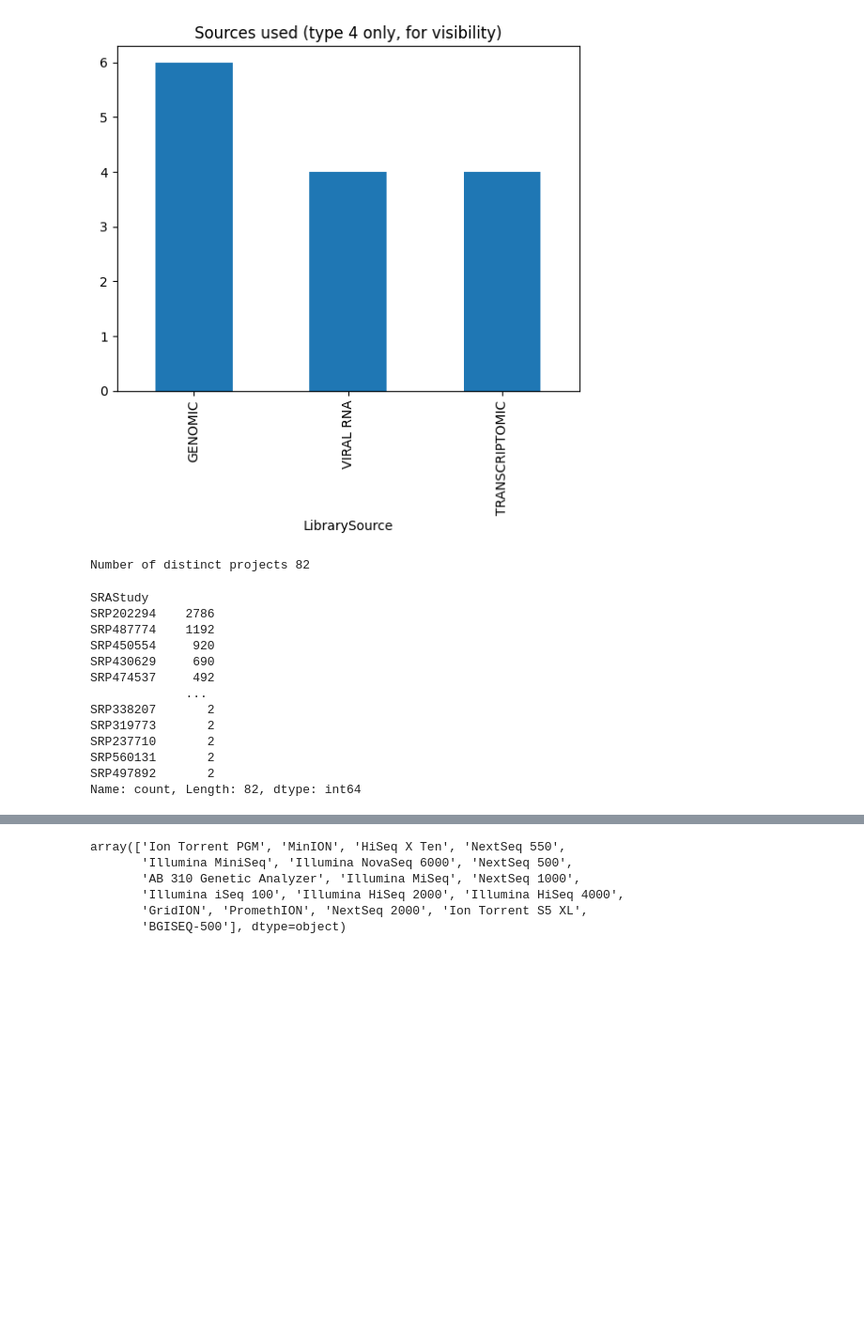
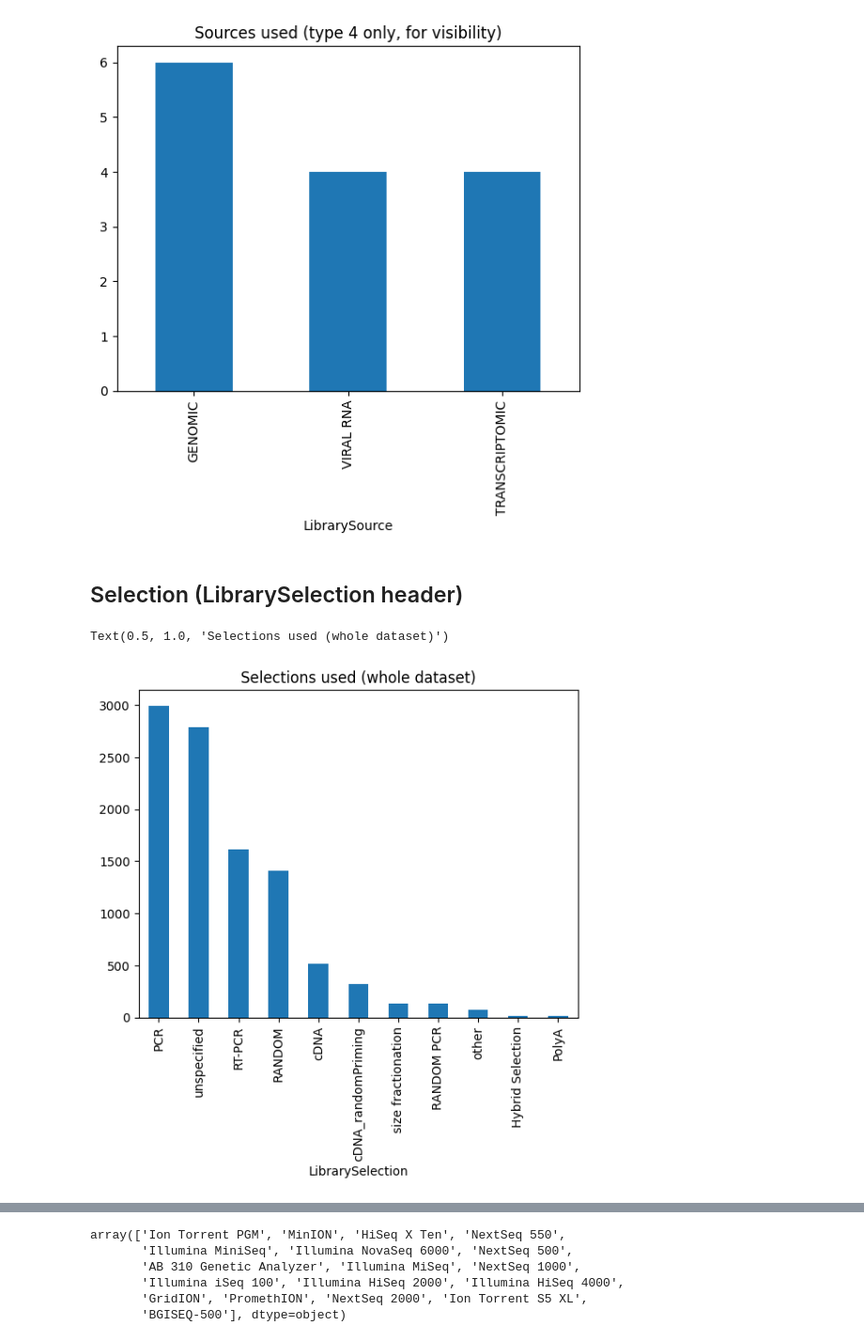
Before and after one commit to Fossam40/DENV-dataAnalysis, a Jupyter notebook: sampleStatistics.ipynb, the cells around one changed output, grey strips where cells are left out. Shown: that part at 94% size. Drawn from its saved outputs; the diff is of its cells as text; code cells hidden in the pictures; blank space fills up the shorter version.

Commit message:
Added selection and model headers

```diff
--- a/sampleStatistics.ipynb
+++ b/sampleStatistics.ipynb
@@ -145,21 +145,11 @@ plt.title("Sources used (type 4 only, for visibility)")
 # %% [output]
 Text(0.5, 1.0, 'Sources used (type 4 only, for visibility)')
 [figure]
-# %%
-print("Number of distinct studies " + str(len(dataset["SRAStudy"].unique())))
-dataset["SRAStudy"].value_counts()
-# %% [output]
-Number of distinct projects 82
-SRAStudy
-SRP202294    2786
-SRP487774    1192
-SRP450554     920
-SRP430629     690
-SRP474537     492
-             ...
-SRP338207       2
-SRP319773       2
-SRP237710       2
-SRP560131       2
-SRP497892       2
-Name: count, Length: 82, dtype: int64
+# %% [markdown]
+## Selection (LibrarySelection header)
+# %%
+dataset["LibrarySelection"].value_counts().plot(kind = 'bar')
+plt.title("Selections used (whole dataset)")
+# %% [output]
+Text(0.5, 1.0, 'Selections used (whole dataset)')
+[figure, added]
```
Also changed, not shown: parts of 7 cells of this notebook.
